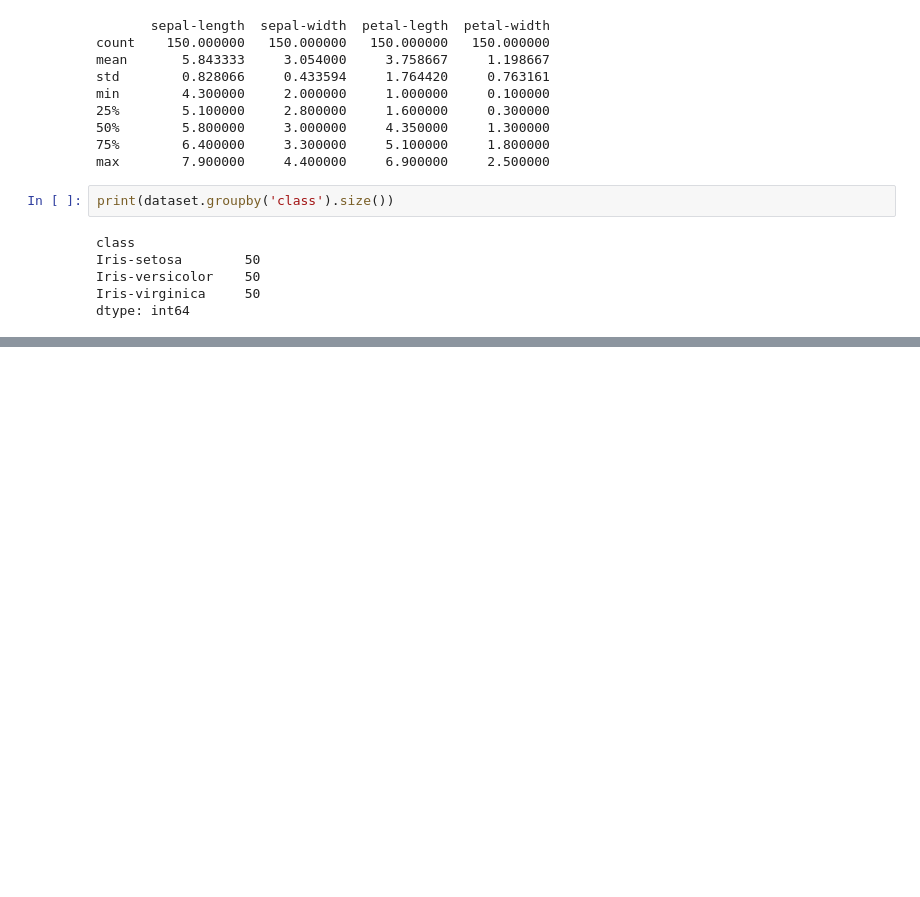
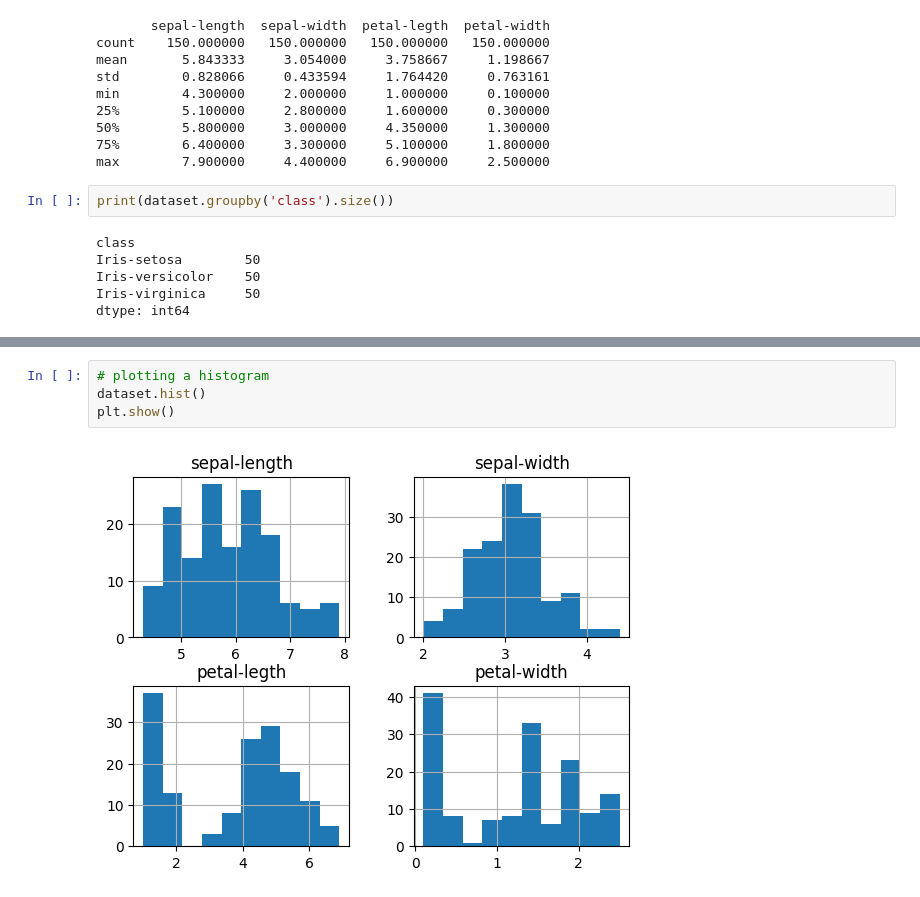
Before and after one commit to dcmbrz/Ml-Hello-World-Iris-Flower-Dataset-, a Jupyter notebook: main.ipynb, the cells around one changed output, grey strips where cells are left out. Saved outputs shown, nothing was run; the diff lists cells and outputs as text; blank space fills up the shorter version.

```diff
--- a/main.ipynb
+++ b/main.ipynb
@@ -65,0 +72,6 @@ dtype: int64
+# %%
+# plotting a histogram
+dataset.hist()
+plt.show()
+# %% [output]
+[figure, added]
```
Also changed, not shown: parts of 2 cells of this notebook.
